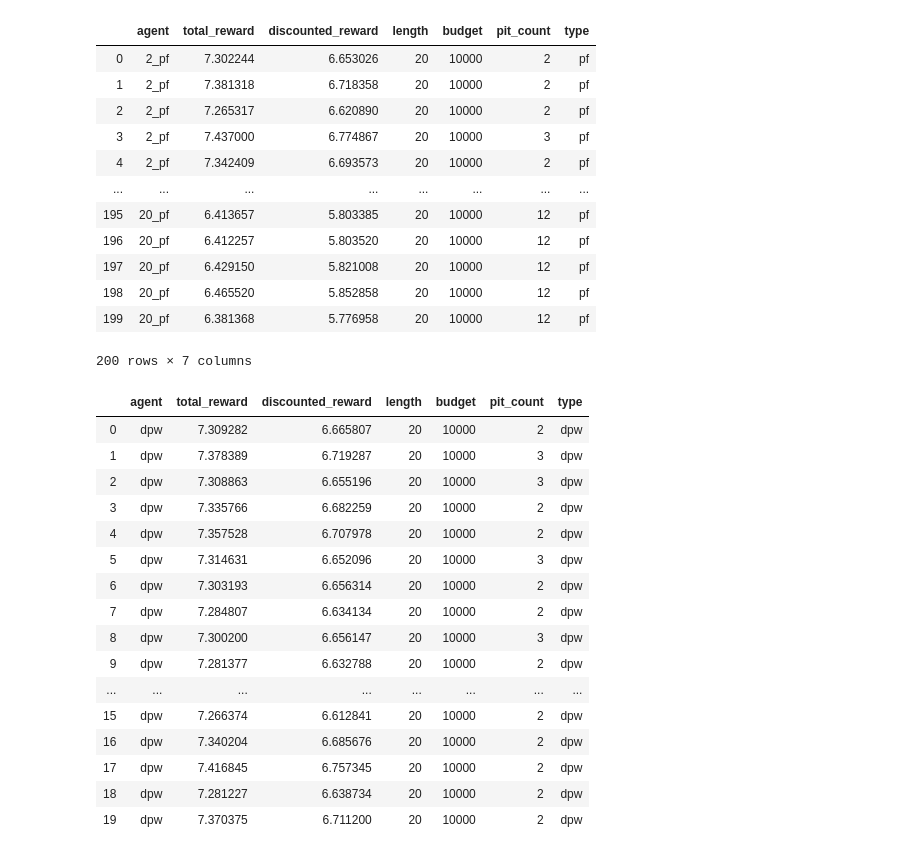
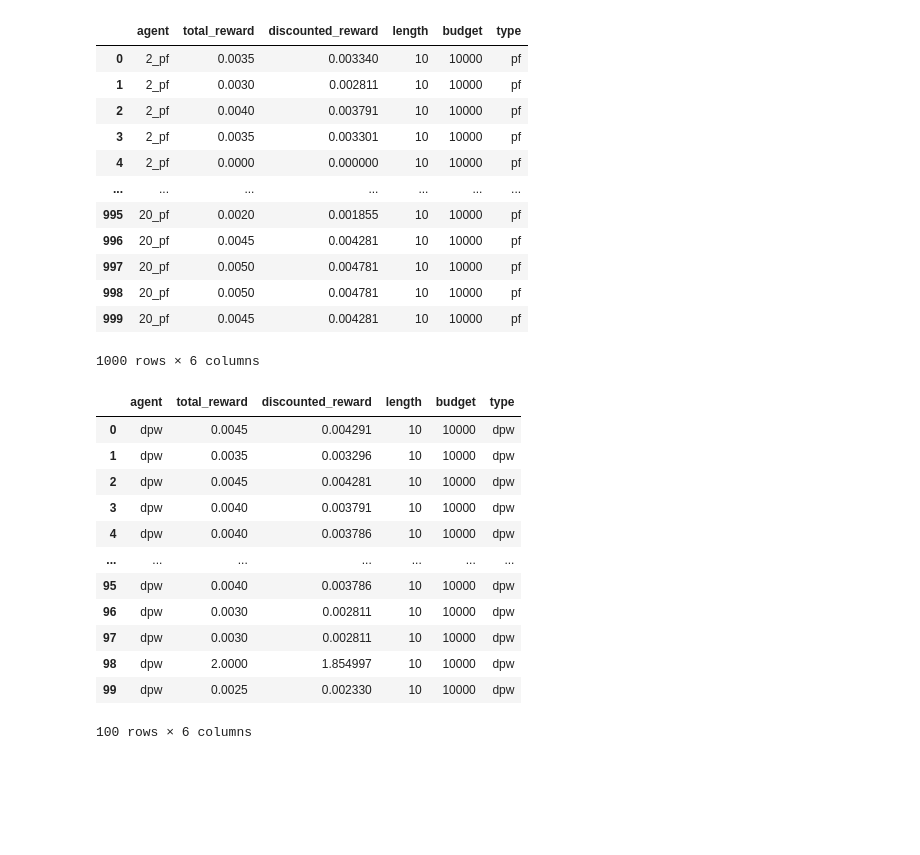
Before and after one commit to amarildolikmeta/alphazero_singleplayer, a Jupyter notebook: notebooks/Plot.ipynb, the cells around one changed output. Saved outputs shown, nothing was run; the diff lists cells and outputs as text; code cells hidden in the pictures; blank space fills up the shorter version.

```diff
--- a/notebooks/Plot.ipynb
+++ b/notebooks/Plot.ipynb
@@ -11,46 +11,42 @@ from copy import deepcopy
 # %%
 budget = 10000
-env = "RaceStrategy"
+env = "RiverSwim-continuous"
 particles = [2,4,6,8,10,12,14,16,18,20]
 
-df = pd.read_csv("{}/pf_{}/data_eval_pf_{}_{}.csv".format(env,budget,env,budget))
+df = pd.read_csv("../data/{}/pf_{}/data_eval_pf_{}_{}.csv".format(env,budget,env,budget))
 df['type'] = ["pf"]*df.shape[0]
 df
 # %% [output]
-|  | agent | total_reward | discounted_reward | length | budget | pit_count | type |
-| 0 | 2_pf | 7.302244 | 6.653026 | 20 | 10000 | 2 | pf |
-| 1 | 2_pf | 7.381318 | 6.718358 | 20 | 10000 | 2 | pf |
-| 2 | 2_pf | 7.265317 | 6.620890 | 20 | 10000 | 2 | pf |
-| 3 | 2_pf | 7.437000 | 6.774867 | 20 | 10000 | 3 | pf |
-| 4 | 2_pf | 7.342409 | 6.693573 | 20 | 10000 | 2 | pf |
-| ... | ... | ... | ... | ... | ... | ... | ... |
-| 195 | 20_pf | 6.413657 | 5.803385 | 20 | 10000 | 12 | pf |
-| 196 | 20_pf | 6.412257 | 5.803520 | 20 | 10000 | 12 | pf |
-| 197 | 20_pf | 6.429150 | 5.821008 | 20 | 10000 | 12 | pf |
-| 198 | 20_pf | 6.465520 | 5.852858 | 20 | 10000 | 12 | pf |
-| 199 | 20_pf | 6.381368 | 5.776958 | 20 | 10000 | 12 | pf |
+|  | agent | total_reward | discounted_reward | length | budget | type |
+| 0 | 2_pf | 0.0035 | 0.003340 | 10 | 10000 | pf |
+| 1 | 2_pf | 0.0030 | 0.002811 | 10 | 10000 | pf |
+| 2 | 2_pf | 0.0040 | 0.003791 | 10 | 10000 | pf |
+| 3 | 2_pf | 0.0035 | 0.003301 | 10 | 10000 | pf |
+| 4 | 2_pf | 0.0000 | 0.000000 | 10 | 10000 | pf |
+| ... | ... | ... | ... | ... | ... | ... |
+| 995 | 20_pf | 0.0020 | 0.001855 | 10 | 10000 | pf |
+| 996 | 20_pf | 0.0045 | 0.004281 | 10 | 10000 | pf |
+| 997 | 20_pf | 0.0050 | 0.004781 | 10 | 10000 | pf |
+| 998 | 20_pf | 0.0050 | 0.004781 | 10 | 10000 | pf |
+| 999 | 20_pf | 0.0045 | 0.004281 | 10 | 10000 | pf |
-200 rows × 7 columns
+1000 rows × 6 columns
 # %%
-df_dpw = pd.read_csv("{}/dpw_{}/dpw_mcts_only_{}_{}_data_exp_0.csv".format(env,budget,env,budget))
+df_dpw = pd.read_csv("../data/{}/dpw_{}/dpw_mcts_only_{}_{}_data_exp_0.csv".format(env,budget,env,budget))
 df_dpw['type'] = ["dpw"]*df_dpw.shape[0]
 df_dpw['agent'] = ["dpw"]*df_dpw.shape[0]
 df_dpw
 # %% [output]
-|  | agent | total_reward | discounted_reward | length | budget | pit_count | type |
-| 0 | dpw | 7.309282 | 6.665807 | 20 | 10000 | 2 | dpw |
-| 1 | dpw | 7.378389 | 6.719287 | 20 | 10000 | 3 | dpw |
-| 2 | dpw | 7.308863 | 6.655196 | 20 | 10000 | 3 | dpw |
-| 3 | dpw | 7.335766 | 6.682259 | 20 | 10000 | 2 | dpw |
-| 4 | dpw | 7.357528 | 6.707978 | 20 | 10000 | 2 | dpw |
-| 5 | dpw | 7.314631 | 6.652096 | 20 | 10000 | 3 | dpw |
-| 6 | dpw | 7.303193 | 6.656314 | 20 | 10000 | 2 | dpw |
-| 7 | dpw | 7.284807 | 6.634134 | 20 | 10000 | 2 | dpw |
-| 8 | dpw | 7.300200 | 6.656147 | 20 | 10000 | 3 | dpw |
-| 9 | dpw | 7.281377 | 6.632788 | 20 | 10000 | 2 | dpw |
-| ... | ... | ... | ... | ... | ... | ... | ... |
-| 15 | dpw | 7.266374 | 6.612841 | 20 | 10000 | 2 | dpw |
-| 16 | dpw | 7.340204 | 6.685676 | 20 | 10000 | 2 | dpw |
-| 17 | dpw | 7.416845 | 6.757345 | 20 | 10000 | 2 | dpw |
-| 18 | dpw | 7.281227 | 6.638734 | 20 | 10000 | 2 | dpw |
-| 19 | dpw | 7.370375 | 6.711200 | 20 | 10000 | 2 | dpw |
+|  | agent | total_reward | discounted_reward | length | budget | type |
+| 0 | dpw | 0.0045 | 0.004291 | 10 | 10000 | dpw |
+| 1 | dpw | 0.0035 | 0.003296 | 10 | 10000 | dpw |
+| 2 | dpw | 0.0045 | 0.004281 | 10 | 10000 | dpw |
+| 3 | dpw | 0.0040 | 0.003791 | 10 | 10000 | dpw |
+| 4 | dpw | 0.0040 | 0.003786 | 10 | 10000 | dpw |
+| ... | ... | ... | ... | ... | ... | ... |
+| 95 | dpw | 0.0040 | 0.003786 | 10 | 10000 | dpw |
+| 96 | dpw | 0.0030 | 0.002811 | 10 | 10000 | dpw |
+| 97 | dpw | 0.0030 | 0.002811 | 10 | 10000 | dpw |
+| 98 | dpw | 2.0000 | 1.854997 | 10 | 10000 | dpw |
+| 99 | dpw | 0.0025 | 0.002330 | 10 | 10000 | dpw |
+100 rows × 6 columns
 # %%
```
Also changed, not shown: parts of 7 cells of this notebook, 17 other files.
